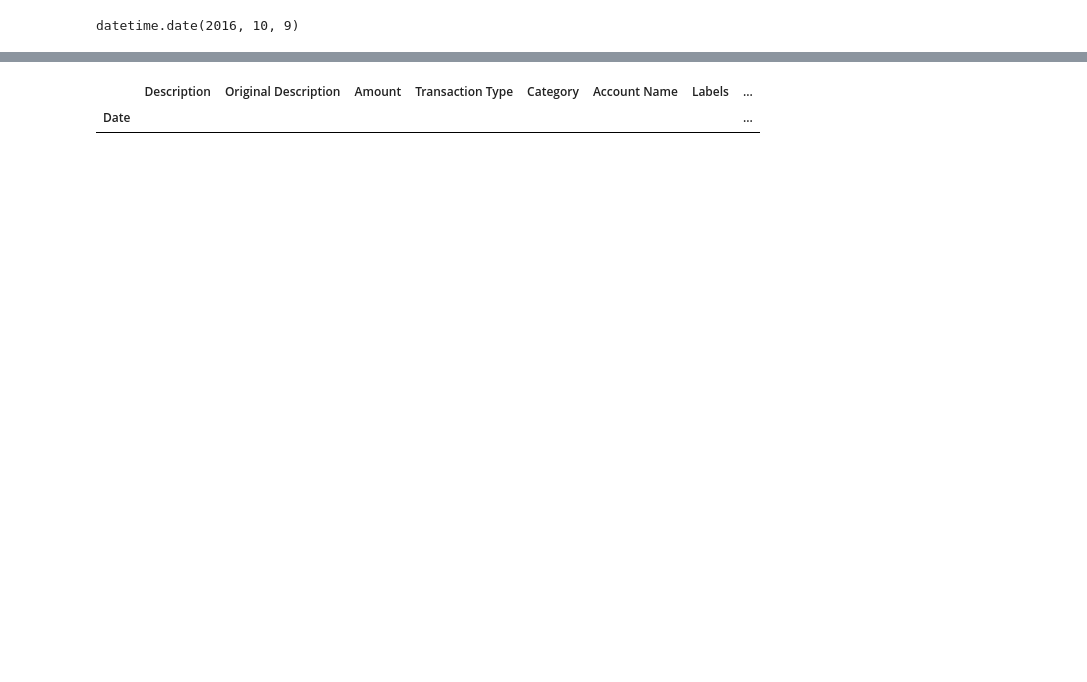
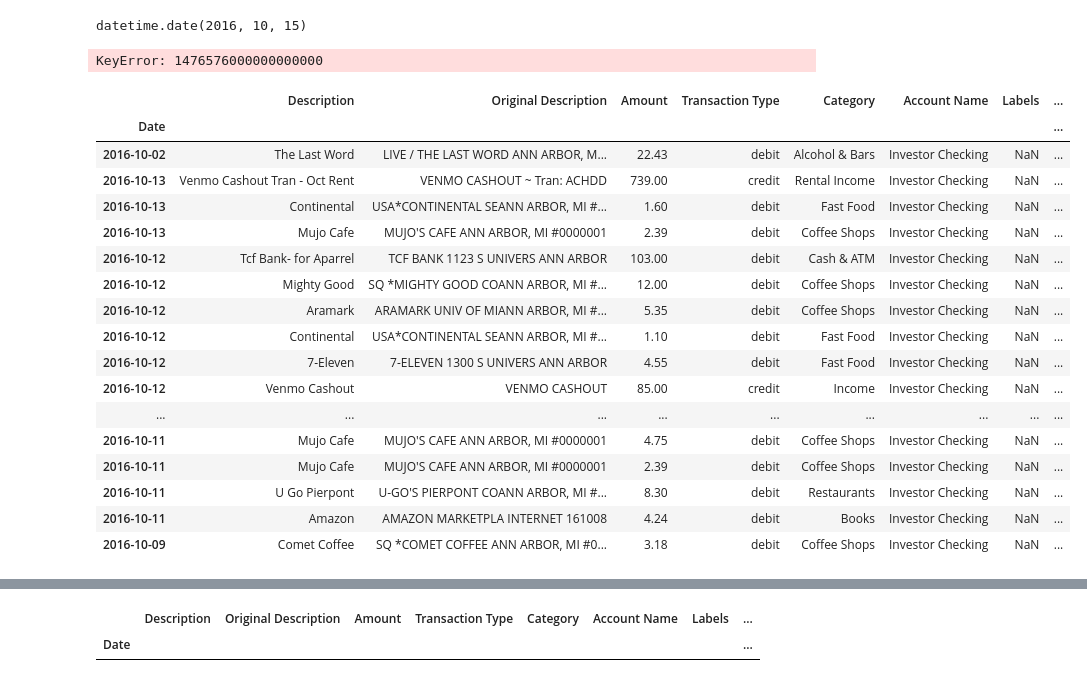
Before and after one commit to smaroukis/finance_app, a Jupyter notebook: Date Stuff.ipynb, the cells around one changed output, grey strips where cells are left out. Drawn from its saved outputs; the diff is of its cells as text; code cells hidden in the pictures; blank space fills up the shorter version.

Commit message:
truncate is failing, updated transactions

```diff
--- a/Date Stuff.ipynb
+++ b/Date Stuff.ipynb
@@ -10,8 +7,36 @@ today = datetime.date.today()
 idx = (today.weekday() + 1) % 7 # 0 Indexed from Sunday
 last_sun = today - datetime.timedelta(idx)
 prev_sun = today - datetime.timedelta(7+idx)
+prev_sat = today - datetime.timedelta(7+idx-6)
+# Must index by range
+prev_sat
 # %% [output]
-datetime.date(2016, 10, 9)
+datetime.date(2016, 10, 15)
+# %%
+df.truncate(after=last_sun)
+# %% [output]
+KeyError: 1476576000000000000
+# %%
+df.truncate(after=prev_sun) # there's some bug as it's still including a 10-02 date (should be after 10-15)
+# %% [output]
+|  | Description | Original Description | Amount | Transaction Type | Category | Account Name | Labels | ... |
+| Date |  |  |  |  |  |  |  | ... |
+| 2016-10-02 | The Last Word | LIVE / THE LAST WORD ANN ARBOR, M... | 22.43 | debit | Alcohol & Bars | Investor Checking | NaN | ... |
+| 2016-10-13 | Venmo Cashout Tran - Oct Rent | VENMO CASHOUT ~ Tran: ACHDD | 739.00 | credit | Rental Income | Investor Checking | NaN | ... |
+| 2016-10-13 | Continental | USA*CONTINENTAL SEANN ARBOR, MI #... | 1.60 | debit | Fast Food | Investor Checking | NaN | ... |
+| 2016-10-13 | Mujo Cafe | MUJO'S CAFE ANN ARBOR, MI #0000001 | 2.39 | debit | Coffee Shops | Investor Checking | NaN | ... |
+| 2016-10-12 | Tcf Bank- for Aparrel | TCF BANK 1123 S UNIVERS ANN ARBOR | 103.00 | debit | Cash & ATM | Investor Checking | NaN | ... |
+| 2016-10-12 | Mighty Good | SQ *MIGHTY GOOD COANN ARBOR, MI #... | 12.00 | debit | Coffee Shops | Investor Checking | NaN | ... |
+| 2016-10-12 | Aramark | ARAMARK UNIV OF MIANN ARBOR, MI #... | 5.35 | debit | Coffee Shops | Investor Checking | NaN | ... |
+| 2016-10-12 | Continental | USA*CONTINENTAL SEANN ARBOR, MI #... | 1.10 | debit | Fast Food | Investor Checking | NaN | ... |
+| 2016-10-12 | 7-Eleven | 7-ELEVEN 1300 S UNIVERS ANN ARBOR | 4.55 | debit | Fast Food | Investor Checking | NaN | ... |
+| 2016-10-12 | Venmo Cashout | VENMO CASHOUT | 85.00 | credit | Income | Investor Checking | NaN | ... |
+| ... | ... | ... | ... | ... | ... | ... | ... | ... |
+| 2016-10-11 | Mujo Cafe | MUJO'S CAFE ANN ARBOR, MI #0000001 | 4.75 | debit | Coffee Shops | Investor Checking | NaN | ... |
+| 2016-10-11 | Mujo Cafe | MUJO'S CAFE ANN ARBOR, MI #0000001 | 2.39 | debit | Coffee Shops | Investor Checking | NaN | ... |
+| 2016-10-11 | U Go Pierpont | U-GO'S PIERPONT COANN ARBOR, MI #... | 8.30 | debit | Restaurants | Investor Checking | NaN | ... |
+| 2016-10-11 | Amazon | AMAZON MARKETPLA INTERNET 161008 | 4.24 | debit | Books | Investor Checking | NaN | ... |
+| 2016-10-09 | Comet Coffee | SQ *COMET COFFEE ANN ARBOR, MI #0... | 3.18 | debit | Coffee Shops | Investor Checking | NaN | ... |
 # %%
 # Let's make a date range for each month/week:
 weeks = pd.date_range('9/6/16', datetime.date.today(), freq='W' )
```
Also changed, not shown: parts of 1 cell of this notebook, 2 other files.
